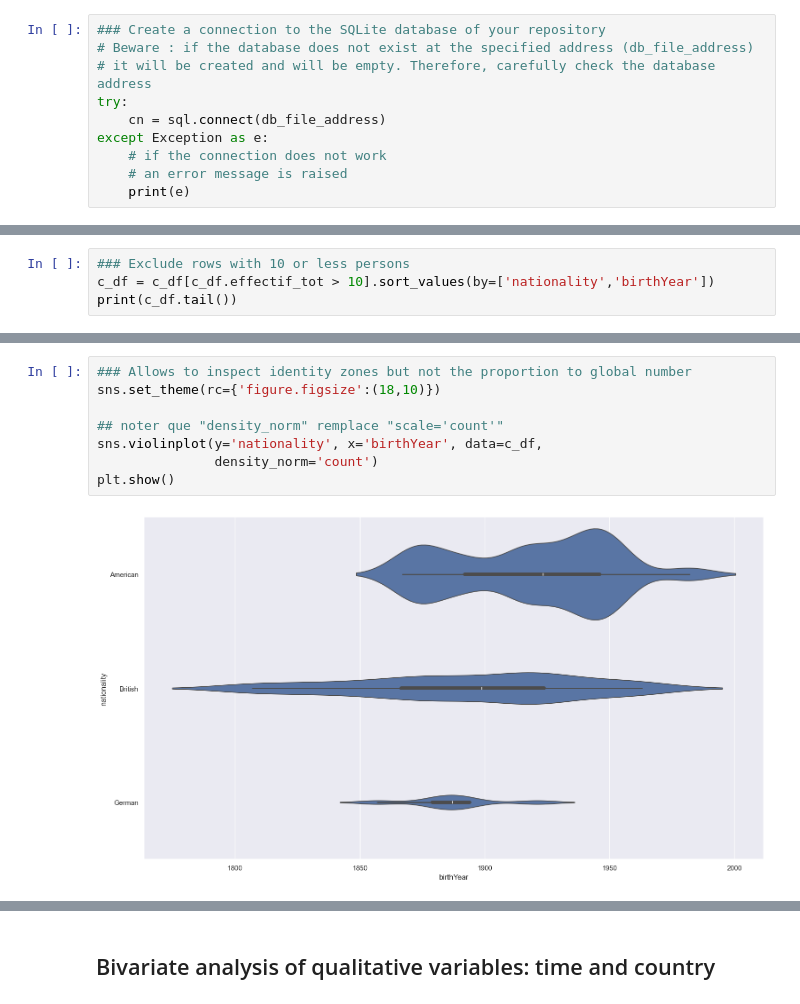
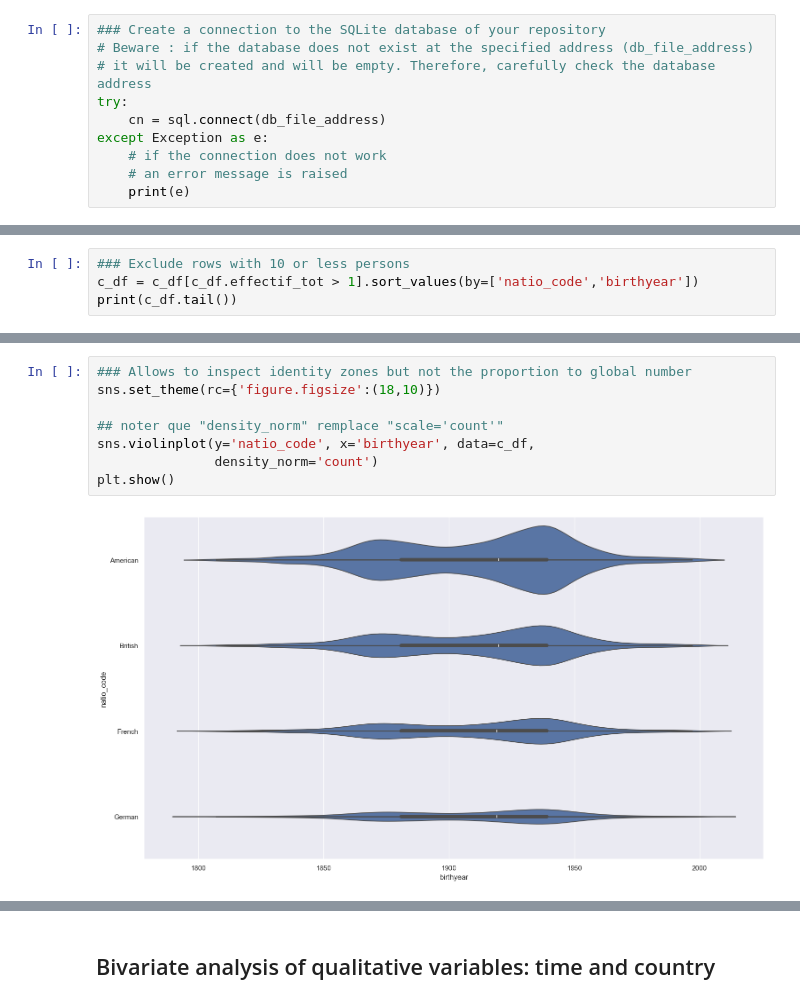
Before and after one commit to Raphix93/2HS2179_militants-pour-la-paix, a Jupyter notebook: data_analyse/dpb_countries_births.ipynb, the cells around one changed output, grey strips where cells are left out. Drawn from its saved outputs; the diff is of its cells as text.

```diff
--- a/data_analyse/dpb_countries_births.ipynb
+++ b/data_analyse/dpb_countries_births.ipynb
@@ -69,5 +68,5 @@ print(c_df.birthYear.min(), c_df.birthYear.max())
 # %%
 ### Exclude rows with 10 or less persons
-c_df = c_df[c_df.effectif_tot > 10].sort_values(by=['nationality','birthYear'])
+c_df = c_df[c_df.effectif_tot > 1].sort_values(by=['natio_code','birthyear'])
 print(c_df.tail())
 # %% [output]
@@ -117,13 +117,13 @@ plt.show()
 # %%
 ### Allows to inspect identity zones but not the proportion to global number
 sns.set_theme(rc={'figure.figsize':(18,10)})
 
 ## noter que "density_norm" remplace "scale='count'"
-sns.violinplot(y='nationality', x='birthYear', data=c_df,
+sns.violinplot(y='natio_code', x='birthyear', data=c_df,
                density_norm='count')
 plt.show()
 # %% [output]
-[figure, old version]
+[figure, new version]
 # %%
 fig, (ax1, ax2) = plt.subplots(ncols=2, width_ratios=[1, 3])
 
```
Also changed, not shown: parts of 28 cells of this notebook, 3 other files.
